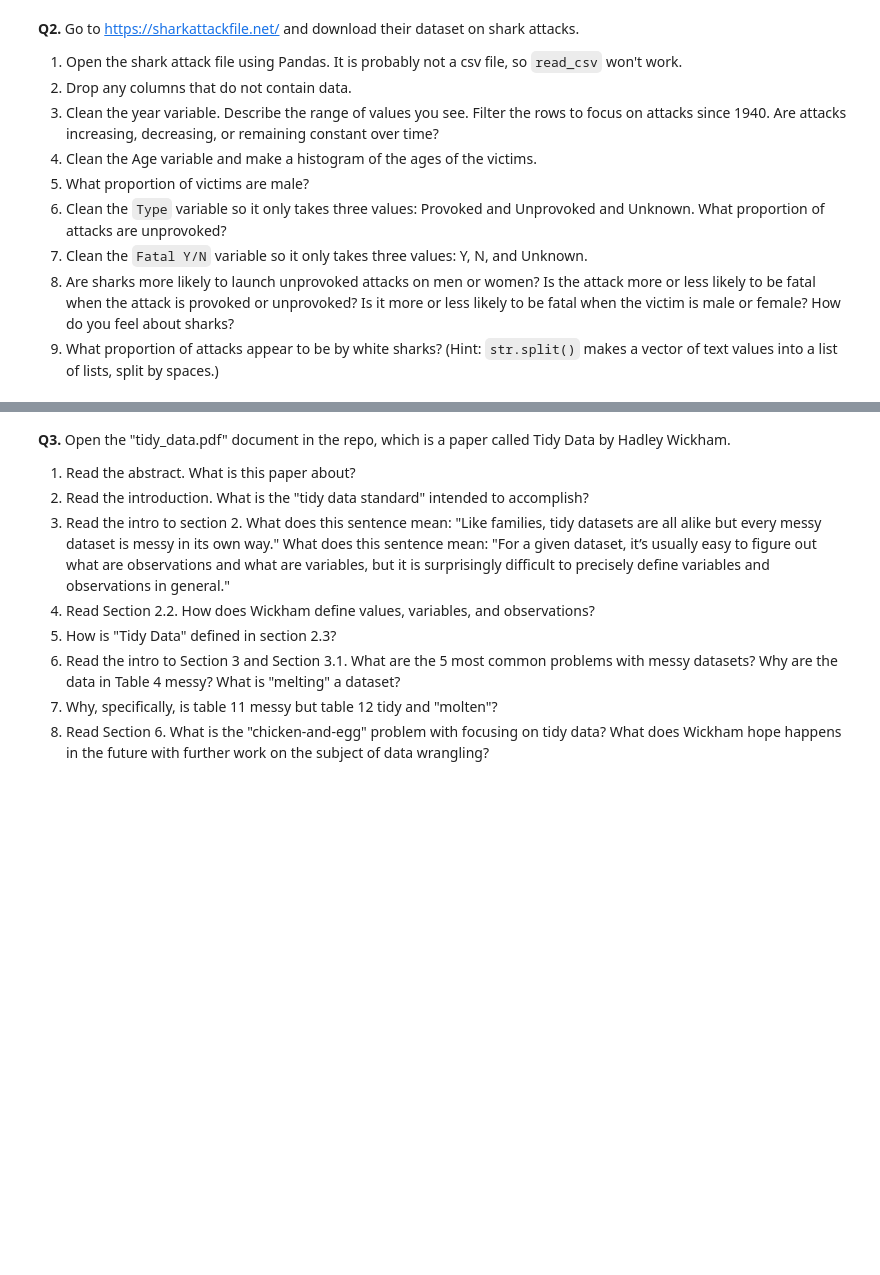
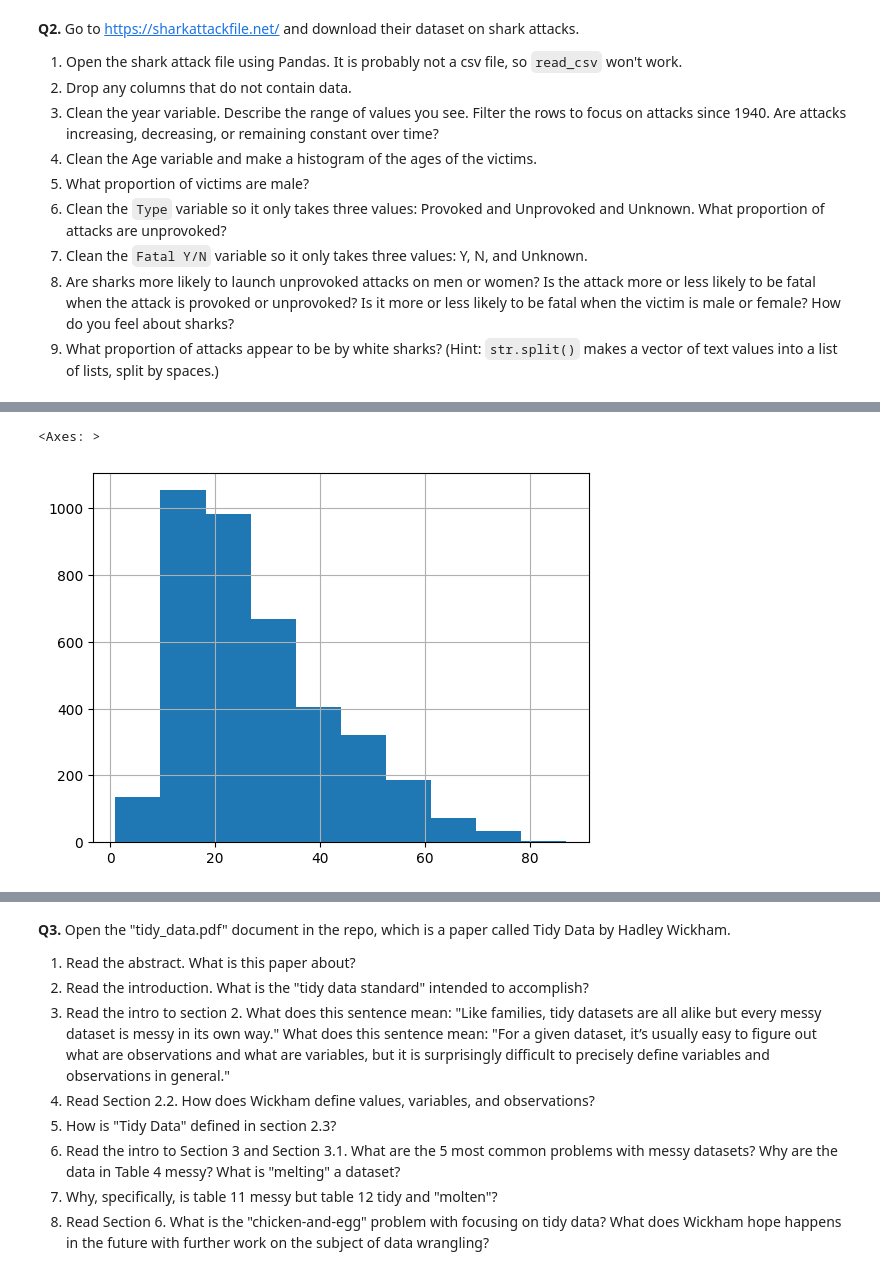
Before and after one commit to fwx5ax/wrangling, a Jupyter notebook: assignment/assignment.ipynb, the cells around one changed output, grey strips where cells are left out. Saved outputs shown, nothing was run; the diff lists cells and outputs as text; code cells hidden in the pictures; blank space fills up the shorter version.

```diff
--- a/assignment/assignment.ipynb
+++ b/assignment/assignment.ipynb
@@ -196,0 +325,11 @@ Missing values, not at random: For the pretrial data covered in the lecture, cle
+# %%
+# clean the age variable
+#sharks['Age'].unique()
+# lots of invalid entries, missing data, strings, ranges, etc.
+
+sharks["Age"] = sharks["Age"].apply(lambda x: 15 if isinstance(x, str) and "teen" in x.lower() else x)
+sharks["Age"] = sharks["Age"].apply(lambda x: 80 if isinstance(x, str) and "elderly" in x.lower() else x)
+sharks["Age"] = sharks["Age"].apply(lambda x: 1 if isinstance(x, str) and "month" in x.lower() else x)
+#ChatGPT helped me attempt to save some of the invalid data by converting these phrases to numbers
+sharks["Age"] = pd.to_numeric(sharks["Age"], errors="coerce")
+sharks['Age'].unique()
@@ -196,0 +344,5 @@ Missing values, not at random: For the pretrial data covered in the lecture, cle
+# %%
+sharks['Age'].hist()
+# %% [output]
+<Axes: >
+[figure, added]
```
Also changed, not shown: parts of 18 cells of this notebook.
